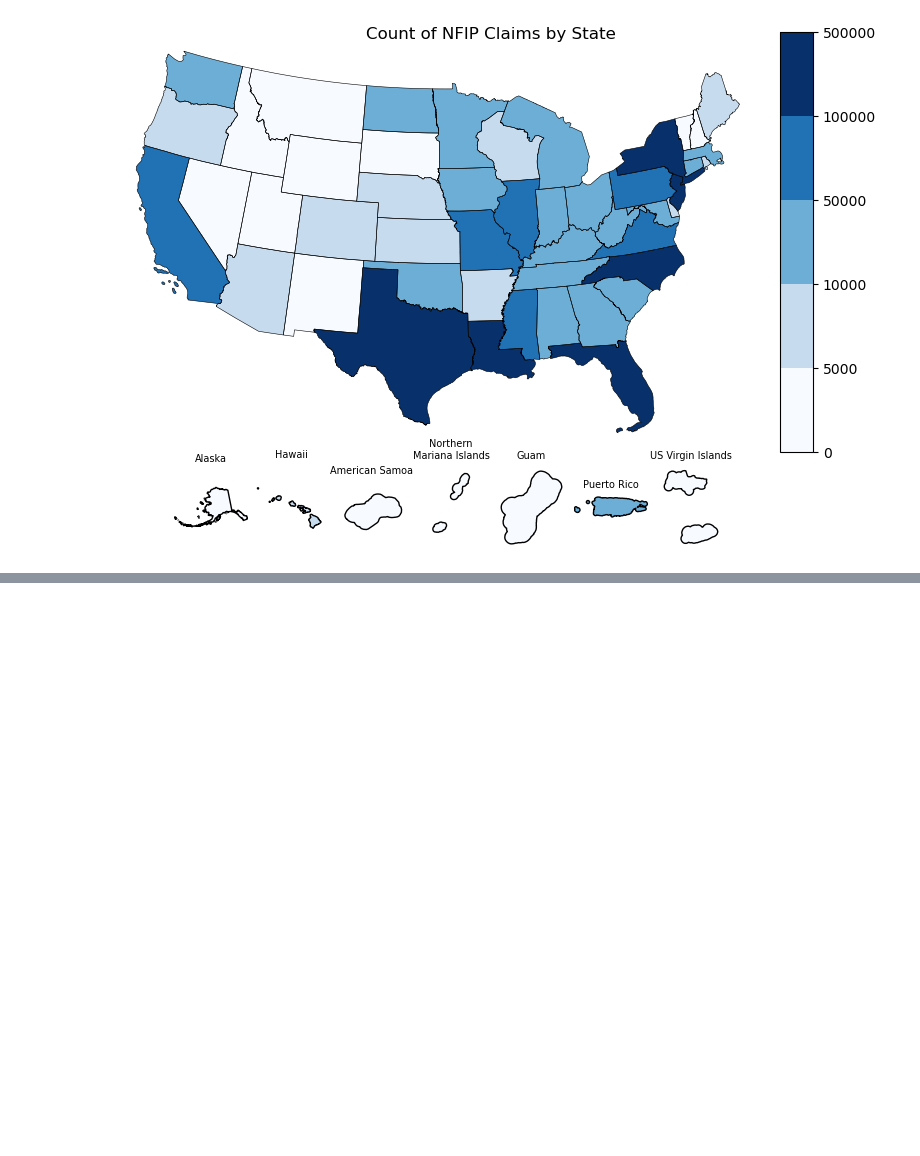
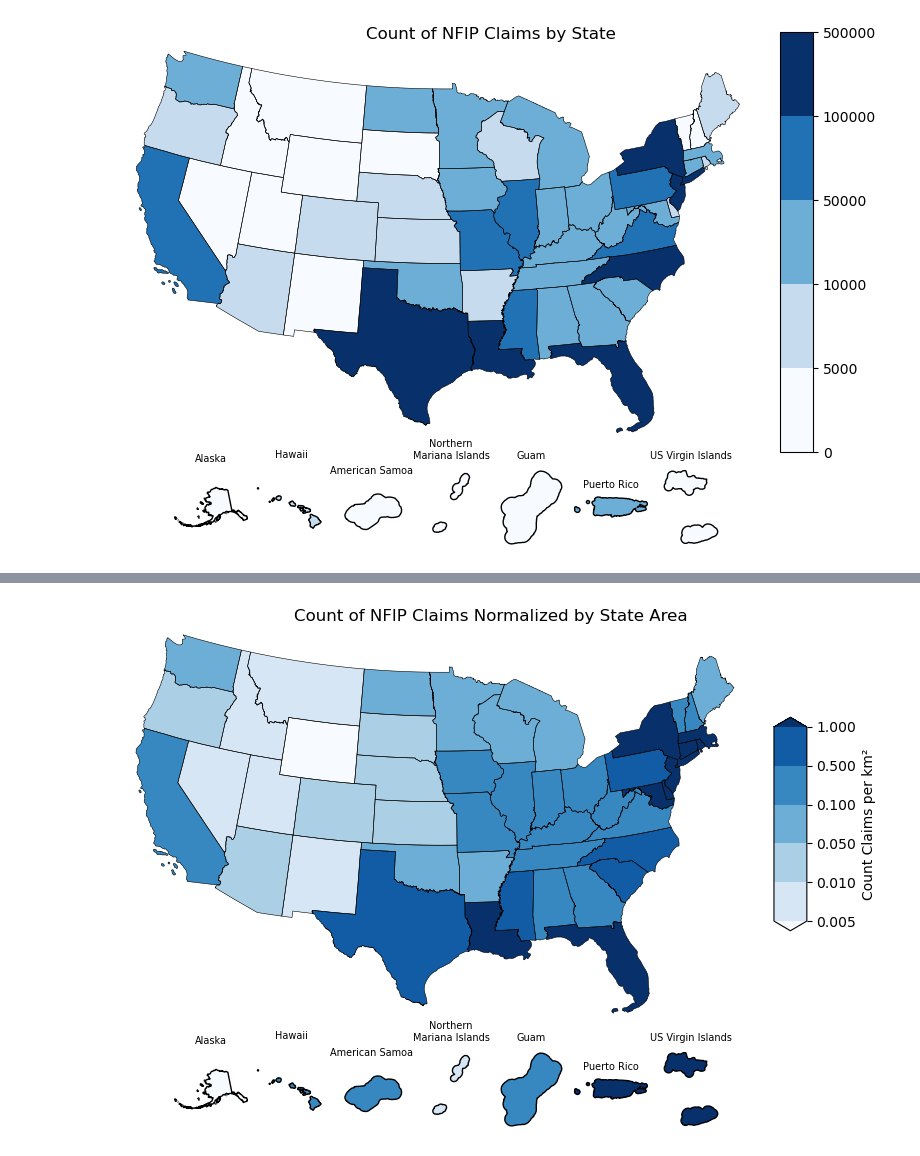
Before and after one commit to mebauer/duckdb-fema-nfip, a Jupyter notebook: figures.ipynb, the cells around one changed output, grey strips where cells are left out. Saved outputs shown, nothing was run; the diff lists cells and outputs as text; code cells hidden in the pictures; blank space fills up the shorter version.

```diff
--- a/figures.ipynb
+++ b/figures.ipynb
@@ -790,31 +809,35 @@ def plot_states(geoid, crs, ax, title):
     )
     .set_title(title, fontsize=7)
     )
 
 # plot non-conus states
 plot_states('02', 3338, alaska, 'Alaska')
 plot_states('15', 3760, hawaii, 'Hawaii')
 plot_states('60', 3102, ams, 'American Samoa')
 plot_states('69', 3993, mp, 'Northern\nMariana Islands')
 plot_states('66', 3993, gu, 'Guam')
 plot_states('72', 4326, pr, 'Puerto Rico')
 plot_states('78', 3991, vi, 'US Virgin Islands')
 
 # axis aesthetics
 ax.axis('off')
 ams.axis('off')
 ams.set_xlim(left=150_000, right=350_000)
 ams.set_ylim(bottom=250_000, top=375_000)
 gu.axis('off')
 mp.axis('off')
 mp.set_ylim(bottom=None, top=275_000)
 pr.axis('off')
 vi.axis('off')
 hawaii.axis('off')
 hawaii.set_xlim(50000)
 hawaii.set_ylim(bottom=None, top=1000000)
 alaska.axis('off')
 
+cax.set_ylabel('Count Claims per km\u00B2')
+
 fig.suptitle('Count of NFIP Claims Normalized by State Area', y=.75)
 fig.tight_layout()
-fig.savefig('figures/count-claims-map.png', dpi=200, bbox_inches='tight')
+fig.savefig('figures/count-claims-norm-map.png', dpi=200, bbox_inches='tight')
+# %% [output]
+[figure, added]
```
Also changed, not shown: parts of 7 cells of this notebook, 3 other files.
